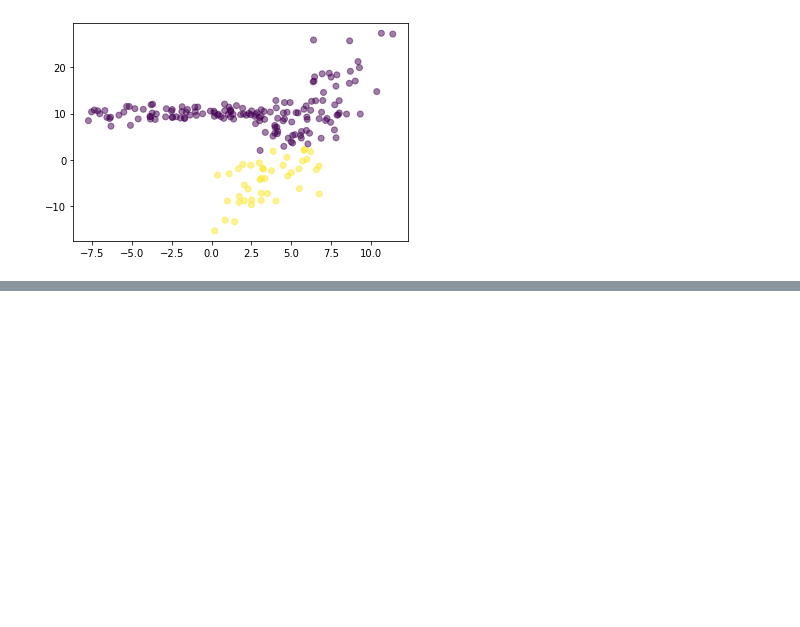
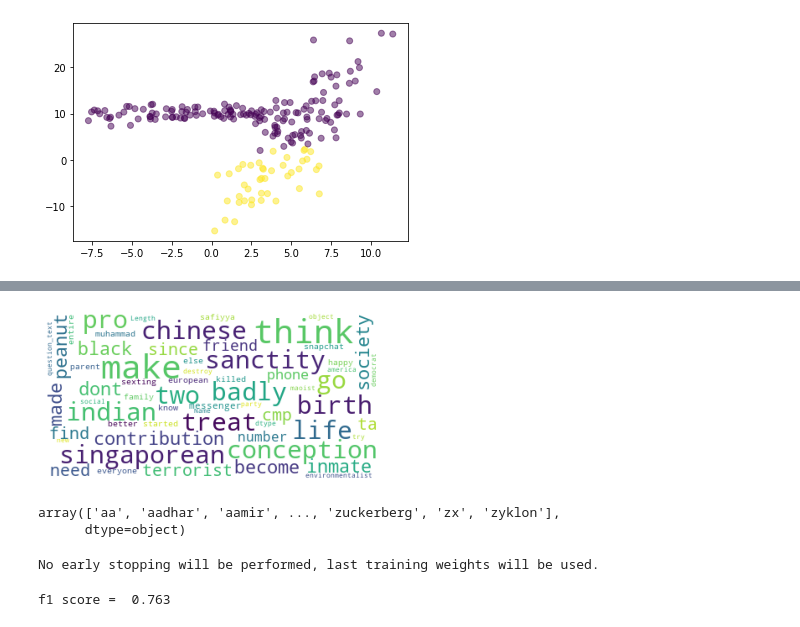
Before and after one commit to RodionBukhanevych11/da_course, a Jupyter notebook: lab3/program.ipynb, the cells around one changed output, grey strips where cells are left out. Drawn from its saved outputs; the diff is of its cells as text; code cells hidden in the pictures; blank space fills up the shorter version.

```diff
--- a/lab3/program.ipynb
+++ b/lab3/program.ipynb
@@ -200,0 +290,24 @@ f1_score =  0.29
+# %%
+wordcloud_ones_class = WordCloud(
+                          background_color='white',
+                          stopwords=stoplist,
+                          max_words=200,
+                          max_font_size=40,
+                          random_state=42
+                         ).generate(str(train_df[train_df['target']==1]['question_text']))
+
+fig = plt.figure(1)
+plt.imshow(wordcloud_ones_class)
+plt.axis('off')
+plt.show()
+# %% [output]
+[figure, added]
+# %%
+from sklearn.feature_extraction.text import TfidfVectorizer
+
+vectorizer = TfidfVectorizer(norm='l2')
+train_tf_idf = vectorizer.fit_transform(train_df['question_text'].values)
+vectorizer.get_feature_names_out()
+# %% [output]
+array(['aa', 'aadhar', 'aamir', ..., 'zuckerberg', 'zx', 'zyklon'],
+      dtype=object)
@@ -200,0 +326,16 @@ f1_score =  0.29
+# %%
+from pytorch_tabnet.tab_model import TabNetClassifier
+
+classifier = TabNetClassifier(verbose=0,seed=42)
+classifier.fit(X_train=x_train, y_train=y_train,
+               patience=5,max_epochs=100,
+               eval_metric=['auc'])
+
+predictions = classifier.predict(x_valid)
+# %% [output]
+No early stopping will be performed, last training weights will be used.
+# %%
+from sklearn.metrics import f1_score
+print("f1 score = ",f1_score(y_valid, predictions, average='micro'))
+# %% [output]
+f1 score =  0.763
```
Also changed, not shown: parts of 10 cells of this notebook, 1 other file.
